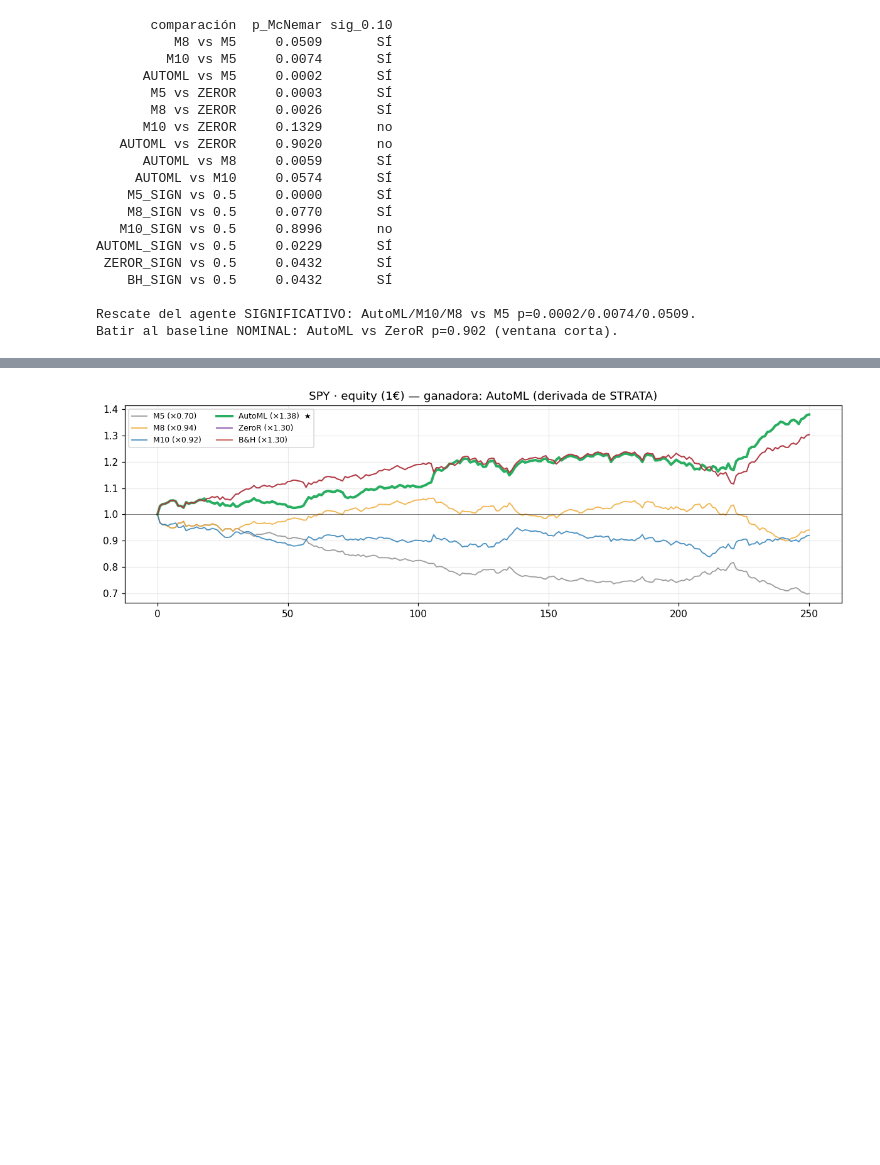
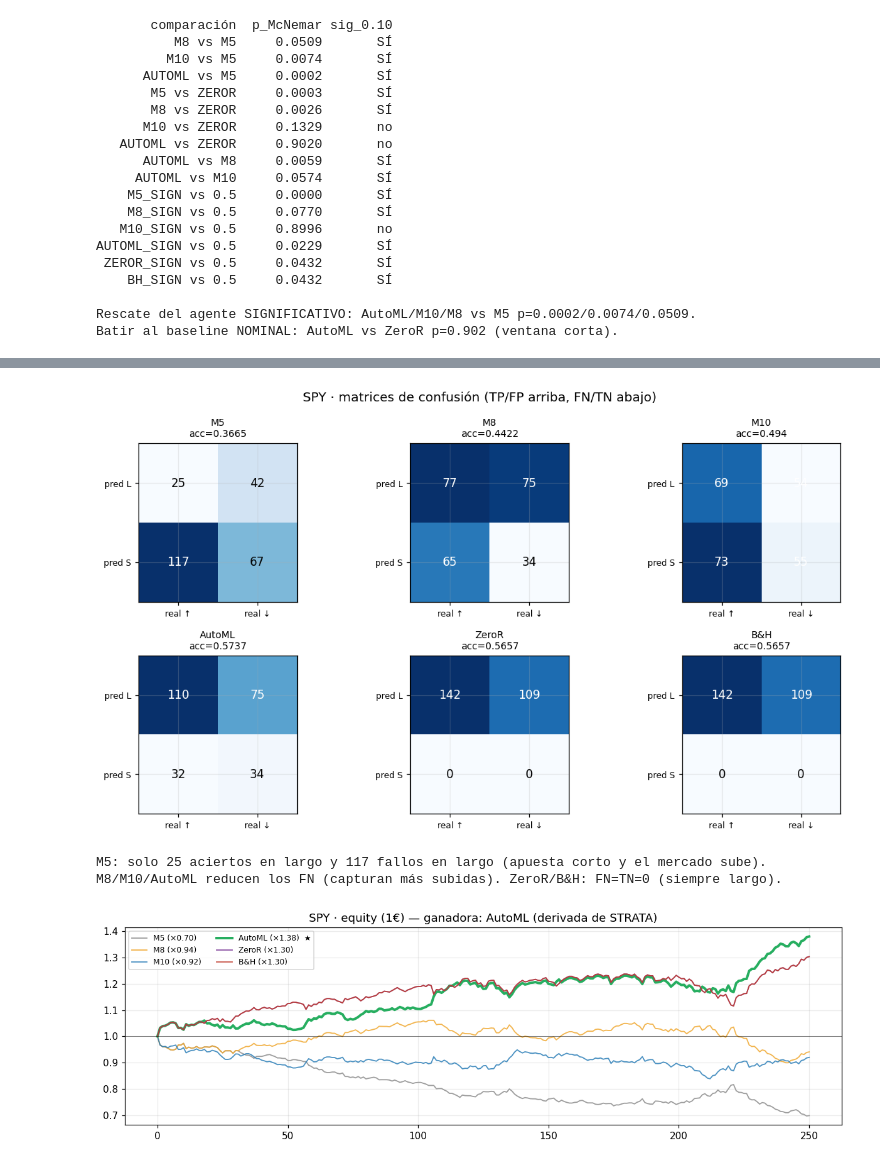
Before and after one commit to RaquelGarciah/Real-time-statistical-supervision-of-an-AI-trading-agent, a Jupyter notebook: notebooks/STRATA_marco_practico.ipynb, the cells around one changed output, grey strips where cells are left out. Saved outputs shown, nothing was run; the diff lists cells and outputs as text; code cells hidden in the pictures; blank space fills up the shorter version.

```diff
--- a/notebooks/STRATA_marco_practico.ipynb
+++ b/notebooks/STRATA_marco_practico.ipynb
@@ -85,6 +85,7 @@ SPYME = _load("outputs/experiments/spy_mechanism_extras.json")           # SPY:
 THR = _load("cache/models/strata_thresholds.json")                       # umbrales ex-ante PSA/GSO (calib 2000–2024-09)
 DETXLE = _load("outputs/experiments/detector_analysis_XLE.json"); DETMAR = _load("outputs/experiments/detector_analysis_MARA.json")
 DETABL = _load("outputs/experiments/detector_ablation_panel.json")        # activación detectores (10) + ablación M10 (SPY)
+CONF = _load("outputs/experiments/confusion_panel.json")                  # matrices de confusión SPY (6) + panel (mejor STRATA)
 
 # --- Panel de 10 (cuerpo) + 5 en apéndice de límite ---
 PANEL10 = ["SPY", "QQQ", "XLF", "DIA", "XLK", "XLE", "ROKU", "SMCI", "MARA", "UNG"]
@@ -478,3 +484,24 @@ Batir al baseline NOMINAL: AutoML vs ZeroR p=0.902 (ventana corta).
+# %%
+# Matrices de confusión SPY (6 estrategias) — fuente: confusion_panel.json
+def _plot_cm(ax, cm, titulo):
+    M = np.array([[cm["TP"], cm["FP"]], [cm["FN"], cm["TN"]]])  # filas: predicho L/S · cols: real U/D
+    im = ax.imshow(M, cmap="Blues"); ax.set_title(f"{titulo}\nacc={cm['accuracy']}", fontsize=9)
+    ax.set_xticks([0, 1]); ax.set_xticklabels(["real ↑", "real ↓"], fontsize=8)
+    ax.set_yticks([0, 1]); ax.set_yticklabels(["pred L", "pred S"], fontsize=8)
+    for i in range(2):
+        for j in range(2):
+            ax.text(j, i, M[i, j], ha="center", va="center", fontsize=11,
+                    color="white" if M[i, j] > M.max() * 0.6 else "black")
+spc = CONF["spy_por_estrategia"]
+fig, axes = plt.subplots(2, 3, figsize=(11, 6)); axes = axes.ravel()
+for ax, s in zip(axes, ["M5", "M8", "M10", "AutoML", "ZeroR", "B&H"]):
+    _plot_cm(ax, spc[s], s)
+fig.suptitle("SPY · matrices de confusión (TP/FP arriba, FN/TN abajo)"); plt.tight_layout(); plt.show()
+print(f"M5: solo {spc['M5']['TP']} aciertos en largo y {spc['M5']['FN']} fallos en largo (apuesta corto y el "
+      "mercado sube). M8/M10/AutoML reducen los FN (capturan más subidas). ZeroR/B&H: FN=TN=0 (siempre largo).")
+# %% [output]
+[figure, added]
+M5: solo 25 aciertos en largo y 117 fallos en largo (apuesta corto y el mercado sube). M8/M10/AutoML reducen los FN (capturan más subidas). ZeroR/B&H: FN=TN=0 (siempre largo).
 # %%
 # Equity SPY — todas las estrategias, incl. AutoML (ganadora, derivada de STRATA), con assert
 nr = DPA["SPY"]["net_returns"]; serie = {"M5": nr["m5"], "M8": nr["m8"], "M10": nr["m10"], "AutoML": ANR["SPY"]["automl"], "ZeroR": nr["zeror"], "B&H": nr["bh"]}
```
Also changed, not shown: parts of 2 cells of this notebook, 3 other files.
